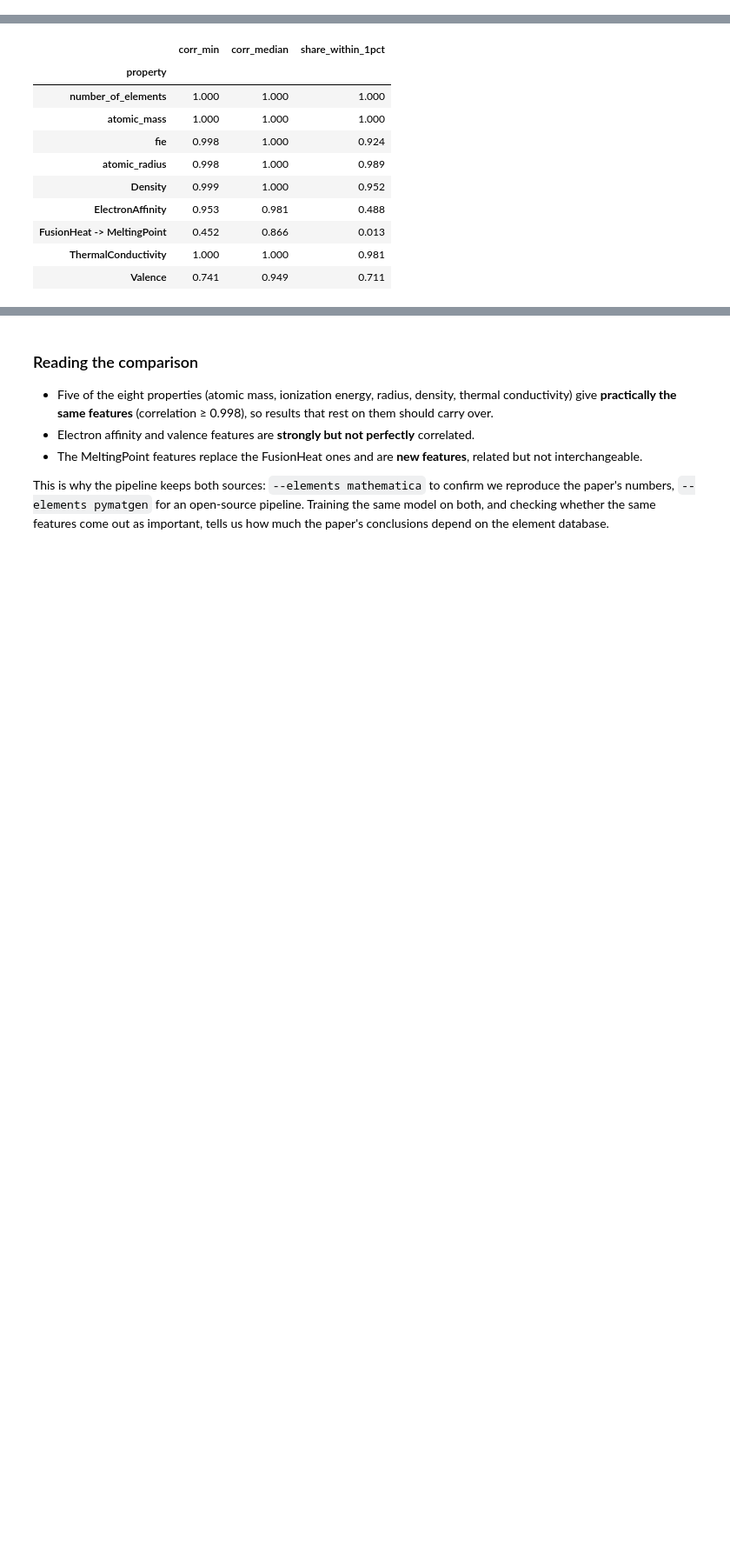
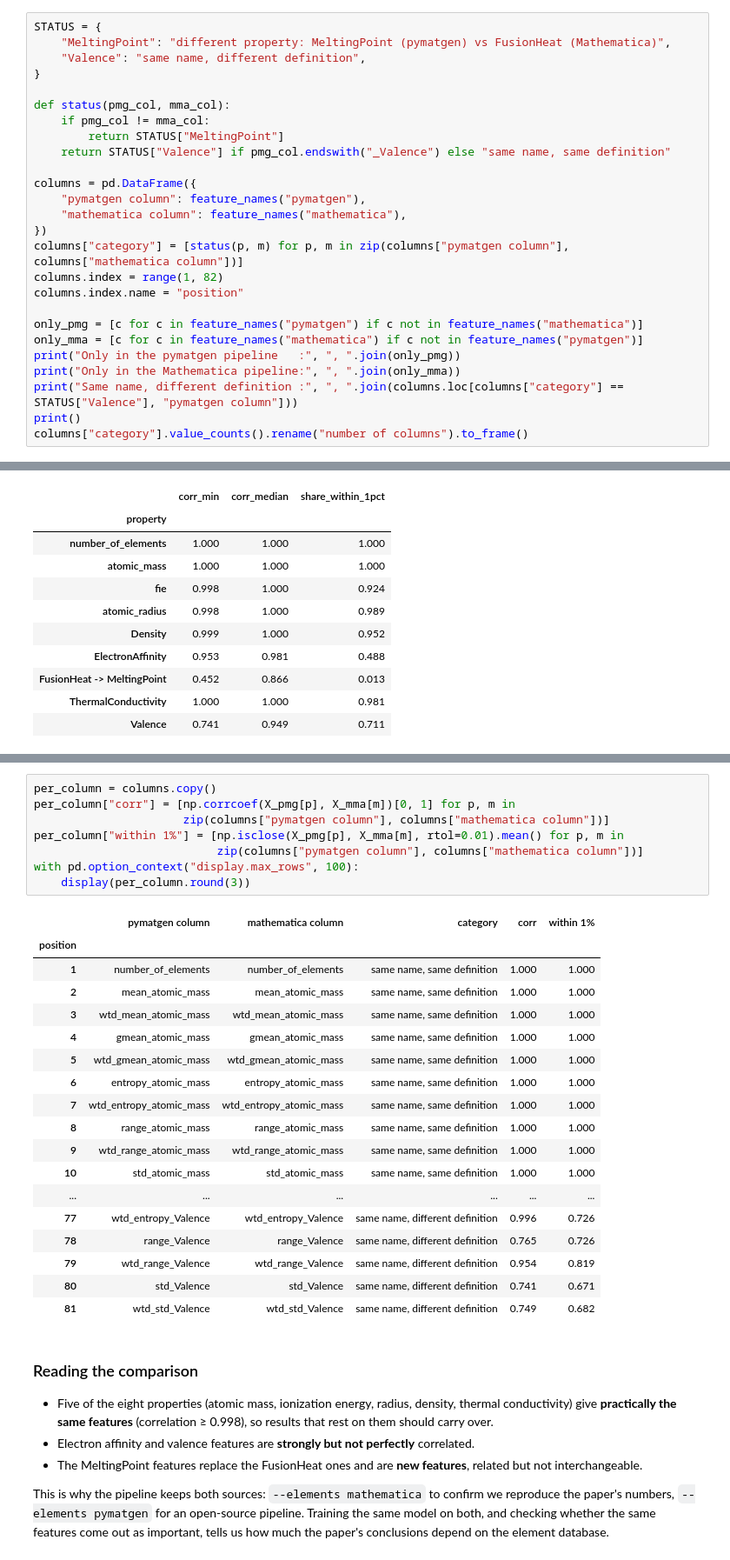
Before and after one commit to RenatodaCostaSantos/Superconductors, a Jupyter notebook: notebooks/04_element_sources.ipynb, the cells around one changed output, grey strips where cells are left out. Shown at 87% size. Saved outputs shown, nothing was run; the diff lists cells and outputs as text; blank space fills up the shorter version.

```diff
--- a/notebooks/04_element_sources.ipynb
+++ b/notebooks/04_element_sources.ipynb
@@ -98,0 +118,26 @@ pd.concat({"mathematica": mma, "pymatgen": pmg}, axis=1).loc[["H", "O", "Cu", "B
+# %%
+STATUS = {
+    "MeltingPoint": "different property: MeltingPoint (pymatgen) vs FusionHeat (Mathematica)",
+    "Valence": "same name, different definition",
+}
+
+def status(pmg_col, mma_col):
+    if pmg_col != mma_col:
+        return STATUS["MeltingPoint"]
+    return STATUS["Valence"] if pmg_col.endswith("_Valence") else "same name, same definition"
+
+columns = pd.DataFrame({
+    "pymatgen column": feature_names("pymatgen"),
+    "mathematica column": feature_names("mathematica"),
+})
+columns["category"] = [status(p, m) for p, m in zip(columns["pymatgen column"], columns["mathematica column"])]
+columns.index = range(1, 82)
+columns.index.name = "position"
+
+only_pmg = [c for c in feature_names("pymatgen") if c not in feature_names("mathematica")]
+only_mma = [c for c in feature_names("mathematica") if c not in feature_names("pymatgen")]
+print("Only in the pymatgen pipeline   :", ", ".join(only_pmg))
+print("Only in the Mathematica pipeline:", ", ".join(only_mma))
+print("Same name, different definition :", ", ".join(columns.loc[columns["category"] == STATUS["Valence"], "pymatgen column"]))
+print()
+columns["category"].value_counts().rename("number of columns").to_frame()
@@ -191,3 +251,30 @@ non-finite values with pymatgen: 0
+# %%
+per_column = columns.copy()
+per_column["corr"] = [np.corrcoef(X_pmg[p], X_mma[m])[0, 1] for p, m in
+                      zip(columns["pymatgen column"], columns["mathematica column"])]
+per_column["within 1%"] = [np.isclose(X_pmg[p], X_mma[m], rtol=0.01).mean() for p, m in
+                           zip(columns["pymatgen column"], columns["mathematica column"])]
+with pd.option_context("display.max_rows", 100):
+    display(per_column.round(3))
+# %% [output]
+|  | pymatgen column | mathematica column | category | corr | within 1% |
+| position |  |  |  |  |  |
+| 1 | number_of_elements | number_of_elements | same name, same definition | 1.000 | 1.000 |
+| 2 | mean_atomic_mass | mean_atomic_mass | same name, same definition | 1.000 | 1.000 |
+| 3 | wtd_mean_atomic_mass | wtd_mean_atomic_mass | same name, same definition | 1.000 | 1.000 |
+| 4 | gmean_atomic_mass | gmean_atomic_mass | same name, same definition | 1.000 | 1.000 |
+| 5 | wtd_gmean_atomic_mass | wtd_gmean_atomic_mass | same name, same definition | 1.000 | 1.000 |
+| 6 | entropy_atomic_mass | entropy_atomic_mass | same name, same definition | 1.000 | 1.000 |
+| 7 | wtd_entropy_atomic_mass | wtd_entropy_atomic_mass | same name, same definition | 1.000 | 1.000 |
+| 8 | range_atomic_mass | range_atomic_mass | same name, same definition | 1.000 | 1.000 |
+| 9 | wtd_range_atomic_mass | wtd_range_atomic_mass | same name, same definition | 1.000 | 1.000 |
+| 10 | std_atomic_mass | std_atomic_mass | same name, same definition | 1.000 | 1.000 |
+| ... | ... | ... | ... | ... | ... |
+| 77 | wtd_entropy_Valence | wtd_entropy_Valence | same name, different definition | 0.996 | 0.726 |
+| 78 | range_Valence | range_Valence | same name, different definition | 0.765 | 0.726 |
+| 79 | wtd_range_Valence | wtd_range_Valence | same name, different definition | 0.954 | 0.819 |
+| 80 | std_Valence | std_Valence | same name, different definition | 0.741 | 0.671 |
+| 81 | wtd_std_Valence | wtd_std_Valence | same name, different definition | 0.749 | 0.682 |
 # %% [markdown]
 ### Reading the comparison
 
```
Also changed, not shown: parts of 4 cells of this notebook.
